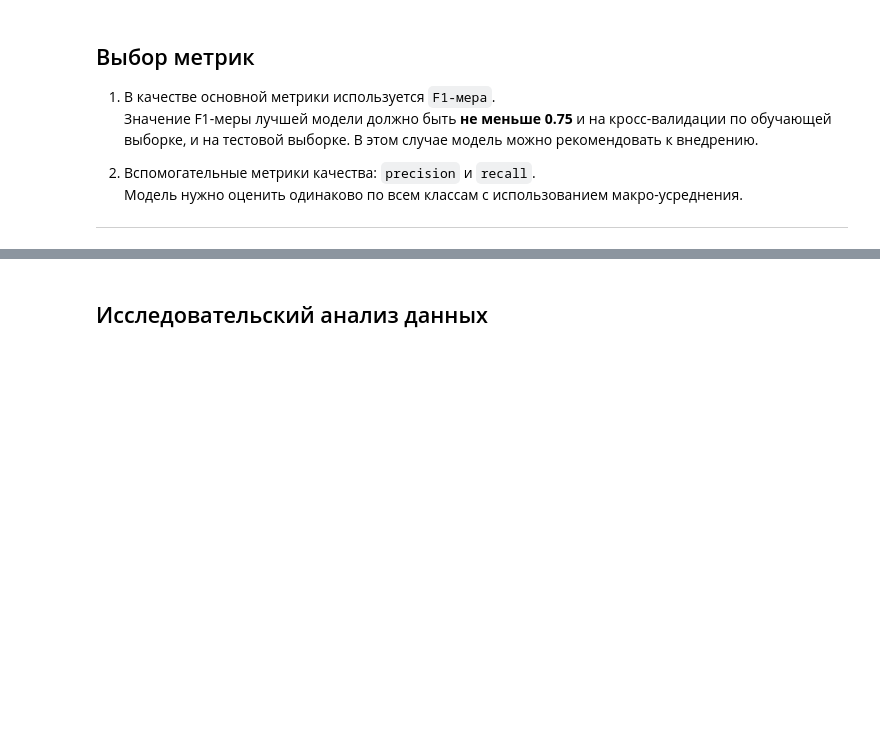
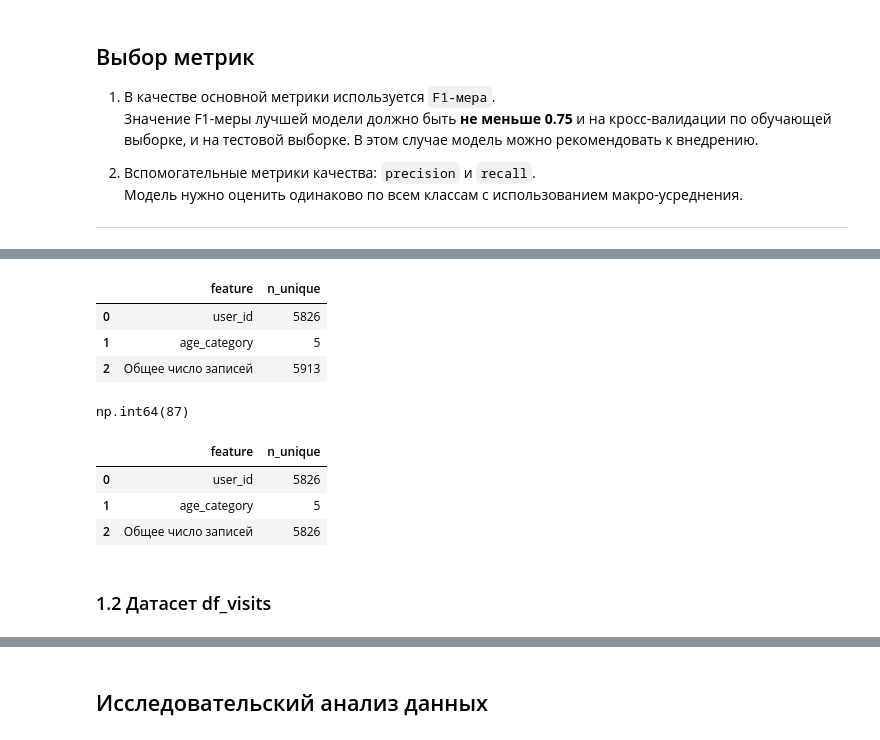
Before and after one commit to TemaQDX/project_module_03_yeti, a Jupyter notebook: project_module_03_yeti_Artem_Burov.ipynb, the cells around one changed output, grey strips where cells are left out. Cells and saved outputs as stored; diff of their text form; code cells hidden in the pictures; blank space fills up the shorter version.

```diff
--- a/project_module_03_yeti_Artem_Burov.ipynb
+++ b/project_module_03_yeti_Artem_Burov.ipynb
@@ -138,0 +149,3 @@ df_cloud_usage.head()
+# %%
+df_users = optimize_dataframe(df_users)
+df_users.head()
@@ -138,0 +171,25 @@ df_cloud_usage.head()
+# %%
+# В наличии дубли
+get_unique_counts_and_total_df(df_users)
+# %% [output]
+|  | feature | n_unique |
+| 0 | user_id | 5826 |
+| 1 | age_category | 5 |
+| 2 | Общее число записей | 5913 |
+# %%
+# Явные дубли
+df_users.duplicated().sum()
+# %% [output]
+np.int64(87)
+# %%
+# Явные дубли устранены
+# Первичный ключ user_id
+df_users = df_users.drop_duplicates()
+get_unique_counts_and_total_df(df_users)
+# %% [output]
+|  | feature | n_unique |
+| 0 | user_id | 5826 |
+| 1 | age_category | 5 |
+| 2 | Общее число записей | 5826 |
+# %% [markdown]
+### 1.2 Датасет df_visits
```
Also changed, not shown: parts of 45 cells of this notebook.
